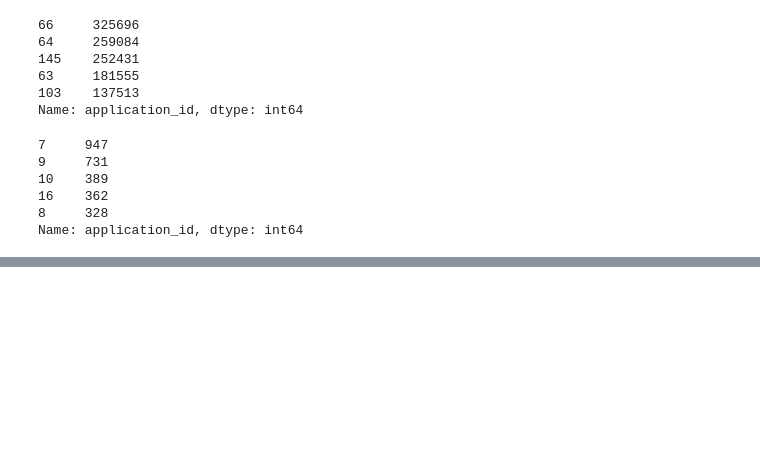
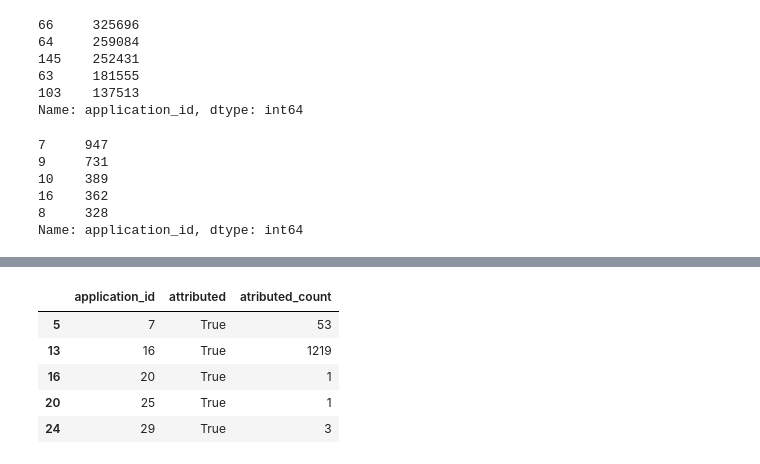
Before and after one commit to EscobarMariaSol/Organizacion-de-datos, a Jupyter notebook: TP1-Primeras-Pruebas.ipynb, the cells around one changed output, grey strips where cells are left out. Saved outputs shown, nothing was run; the diff lists cells and outputs as text; code cells hidden in the pictures; blank space fills up the shorter version.

```diff
--- a/TP1-Primeras-Pruebas.ipynb
+++ b/TP1-Primeras-Pruebas.ipynb
@@ -359,5 +353,5 @@ inst["application_id"].value_counts().head()
 8     328
 Name: application_id, dtype: int64
 # %%
-short_events = evts.loc[:,['application_id', "attributed", "trans_id"]]
-short_installs = inst.loc[:,'application_id']
+short_events = evts.loc[:,['application_id', 'attributed']]
+short_installs = inst.loc[:,['application_id', 'attibuted']]
@@ -365,0 +365,14 @@ events_and_installs = pd.merge(short_events, short_installs, on = 'application_i
+# %%
+eventos_atrib_app = short_events.groupby(['application_id', 'attributed']).agg({'attributed': 'count'})
+eventos_atrib_app.columns = ['atributed_count']
+eventos_atrib_app = eventos_atrib_app.reset_index()
+eventos_atrib_app = eventos_atrib_app.loc[eventos_atrib_app['attributed'] == True, :]
+# %%
+eventos_atrib_app.head()
+# %% [output]
+|  | application_id | attributed | atributed_count |
+| 5 | 7 | True | 53 |
+| 13 | 16 | True | 1219 |
+| 16 | 20 | True | 1 |
+| 20 | 25 | True | 1 |
+| 24 | 29 | True | 3 |
```
Also changed, not shown: parts of 28 cells of this notebook.
